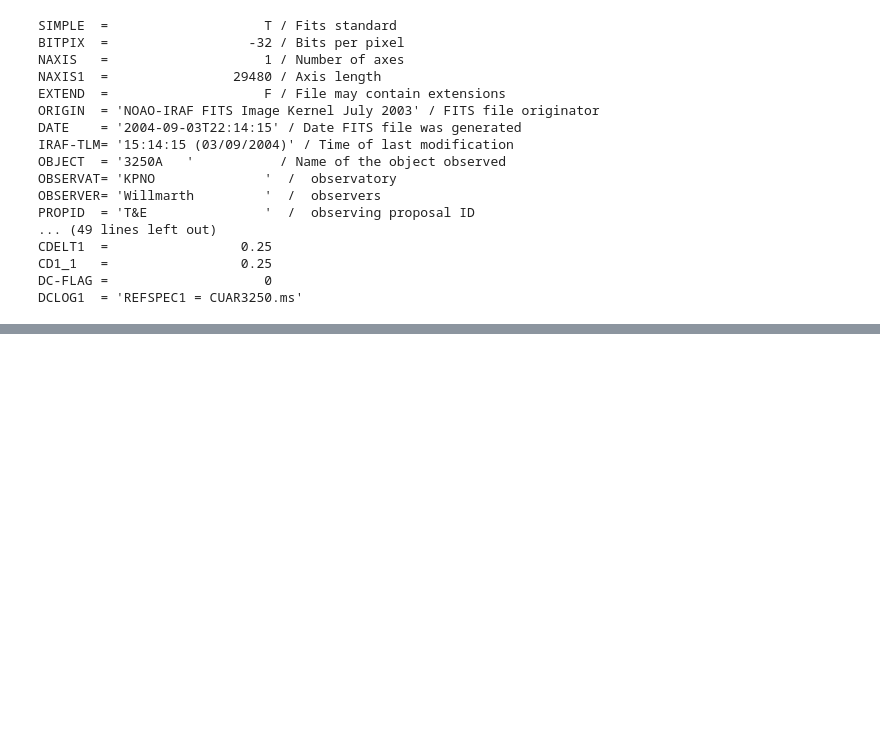
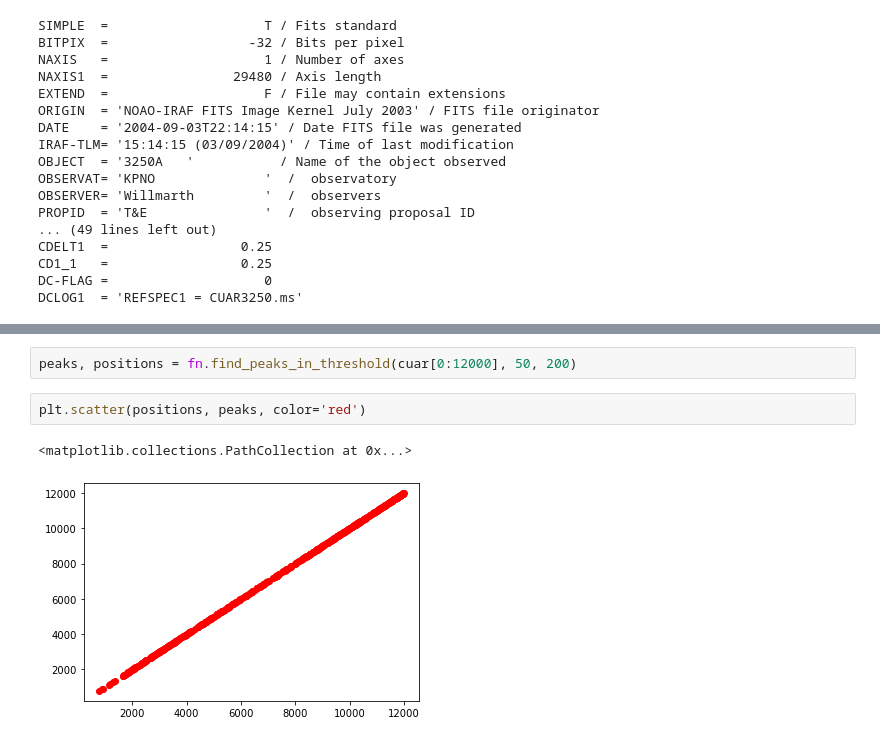
Before and after one commit to astronamanj/641_Observational_Techniques, a Jupyter notebook: omm_spectograph/calibration.ipynb, the cells around one changed output, grey strips where cells are left out. Cells and saved outputs as stored; diff of their text form; blank space fills up the shorter version.

Commit message:
"feat(find peaks): drafts for functions used to find peaks in given range and thresholds

```diff
--- a/omm_spectograph/calibration.ipynb
+++ b/omm_spectograph/calibration.ipynb
@@ -74,0 +96,7 @@ DCLOG1  = 'REFSPEC1 = CUAR3250.ms'
+# %%
+peaks, positions = fn.find_peaks_in_threshold(cuar[0:12000], 50, 200)
+# %%
+plt.scatter(positions, peaks, color='red')
+# %% [output]
+<matplotlib.collections.PathCollection at 0x...>
+[figure, added]
```
Also changed, not shown: parts of 5 cells of this notebook, 1 other file.
